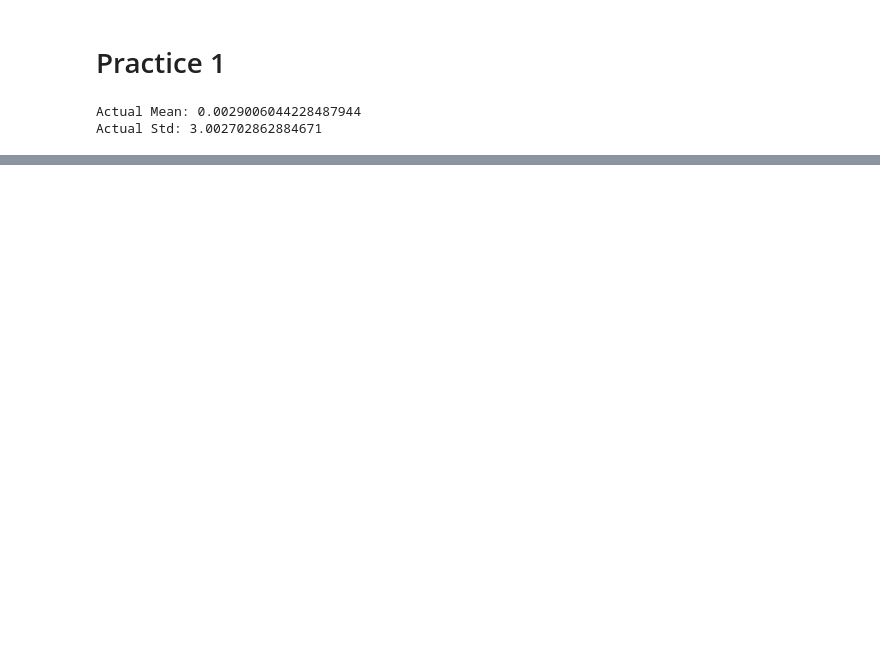
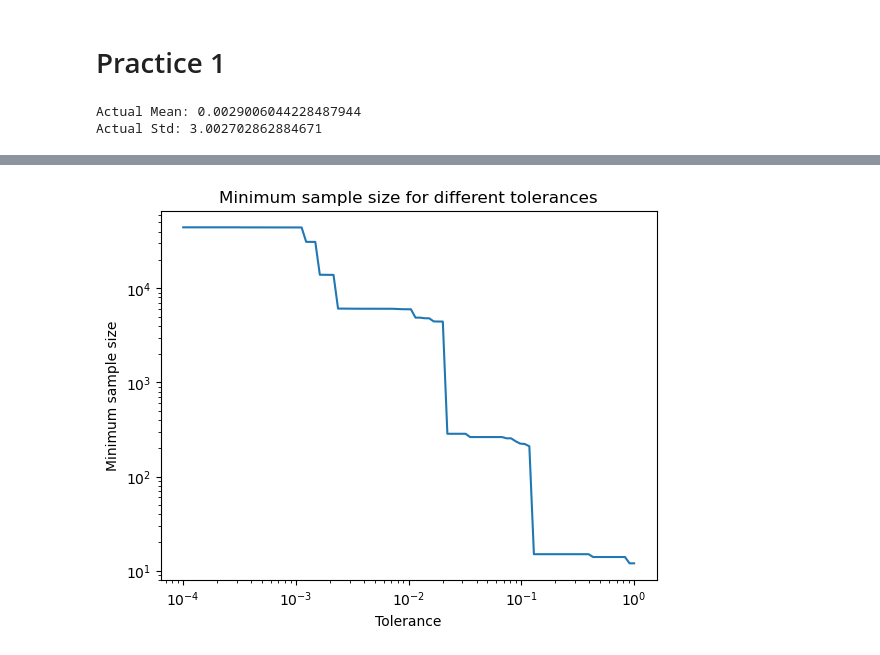
Before and after one commit to hyp0515/exp_phy_ii, a Jupyter notebook: mar25/practice_1_1.ipynb, the cells around one changed output, grey strips where cells are left out. Cells and saved outputs as stored; diff of their text form; code cells hidden in the pictures; blank space fills up the shorter version.

```diff
--- a/mar25/practice_1_1.ipynb
+++ b/mar25/practice_1_1.ipynb
@@ -50,0 +53,27 @@ plt.show()
+# %%
+tolerances = np.linspace(-4, 0, 100)
+min_sample_sizes = []
+
+for tolerance in tolerances:
+    min_sample_size = None
+    for i in range(1, n_elements + 1):
+        sample = test_data[:i]
+        sample_mean = np.mean(sample)
+        sample_std = np.std(sample)
+
+        if abs(sample_mean - mean_ideal) < 10**tolerance and abs(sample_std - std_ideal) < 10**tolerance:
+            min_sample_size = i
+            break
+
+    min_sample_sizes.append(min_sample_size)
+# %%
+plt.plot(10**tolerances, min_sample_sizes)
+plt.title("Minimum sample size for different tolerances")
+plt.xlabel("Tolerance")
+plt.ylabel("Minimum sample size")
+plt.xscale("log")
+plt.yscale("log")
+plt.savefig("./figures/practice_1_1_tolerance.pdf", transparent=True, bbox_inches='tight')
+plt.show()
+# %% [output]
+[figure, added]
```
Also changed, not shown: parts of 2 cells of this notebook, 9 other files.
